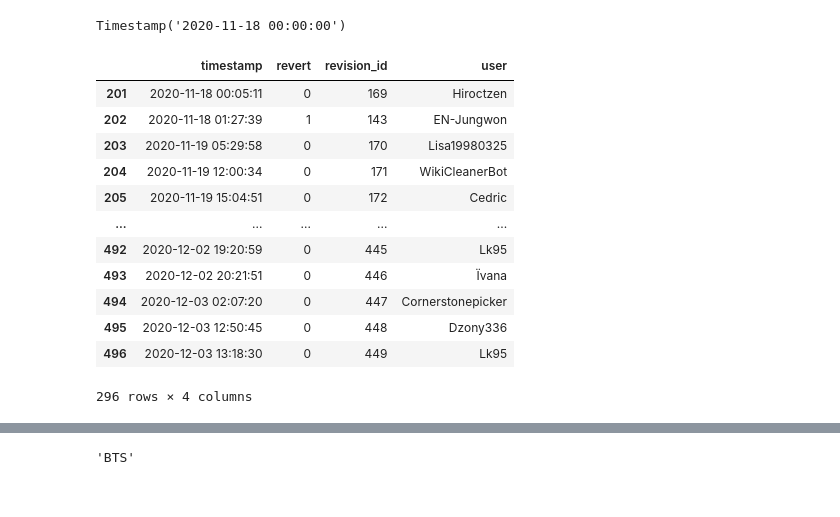
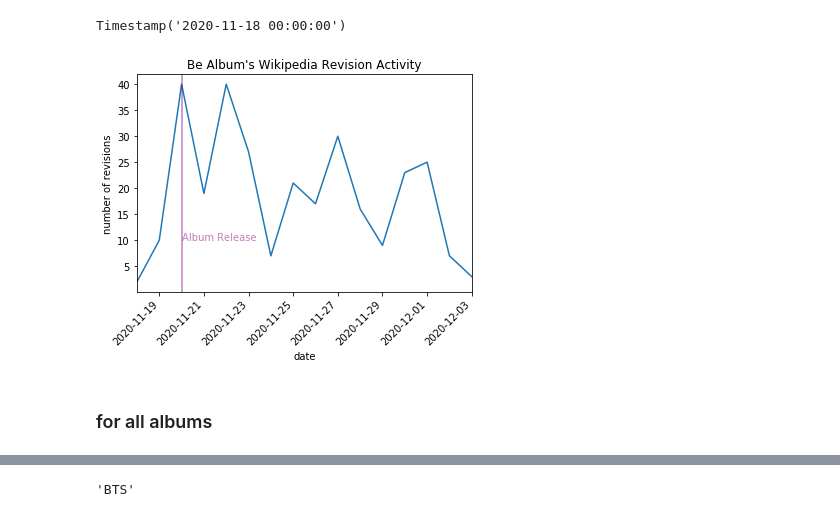
Before and after one commit to dliu9999/Fandom-Online-Collaboration, a Jupyter notebook: notebooks/album release.ipynb, the cells around one changed output, grey strips where cells are left out. Cells and saved outputs as stored; diff of their text form; code cells hidden in the pictures.

```diff
--- a/notebooks/album release.ipynb
+++ b/notebooks/album release.ipynb
@@ -240,21 +235,31 @@ start, end = date_range("November 20, 2020")
 start
 # %% [output]
 Timestamp('2020-11-18 00:00:00')
-# %%
-be = dfs[4]
-be.timestamp = pd.DatetimeIndex(pd.to_datetime(be.timestamp)).tz_localize(None)
-be[(be.timestamp > start) & (be.timestamp < end)]
-# %% [output]
-|  | timestamp | revert | revision_id | user |
-| 201 | 2020-11-18 00:05:11 | 0 | 169 | Hiroctzen |
-| 202 | 2020-11-18 01:27:39 | 1 | 143 | EN-Jungwon |
-| 203 | 2020-11-19 05:29:58 | 0 | 170 | Lisa19980325 |
-| 204 | 2020-11-19 12:00:34 | 0 | 171 | WikiCleanerBot |
-| 205 | 2020-11-19 15:04:51 | 0 | 172 | Cedric |
-| ... | ... | ... | ... | ... |
-| 492 | 2020-12-02 19:20:59 | 0 | 445 | Lk95 |
-| 493 | 2020-12-02 20:21:51 | 0 | 446 | Ïvana |
-| 494 | 2020-12-03 02:07:20 | 0 | 447 | Cornerstonepicker |
-| 495 | 2020-12-03 12:50:45 | 0 | 448 | Dzony336 |
-| 496 | 2020-12-03 13:18:30 | 0 | 449 | Lk95 |
-296 rows × 4 columns
+# %%
+be = dfs[4]
+be.timestamp = pd.DatetimeIndex(pd.to_datetime(be.timestamp)).tz_localize(None)
+filtered = be[(be.timestamp > start) & (be.timestamp < end)]
+
+filtered = filtered.sort_values(by = 'timestamp', ascending = True)
+filtered.timestamp = filtered.timestamp.apply(lambda x: x.date())
+data = filtered.groupby(by = 'timestamp').count()
+
+fig, ax = plt.subplots()
+data.user.plot()
+plt.ylabel('number of revisions')
+plt.xlabel('date')
+plt.xticks(rotation=45, ha="right")
+plt.title('Be Album\'s Wikipedia Revision Activity')
+
+x = release_date
+y = data[data.index == release_date].user[0]
+
+ax.annotate('Album Release', xy = (x ,10), color='purple', alpha = 0.5)
+
+ax.axvline(x, color='purple', alpha=0.5)
+
+plt.show()
+# %% [output]
+[figure, added]
+# %% [markdown]
+### for all albums
```
Also changed, not shown: parts of 17 cells of this notebook, 1 other file.
